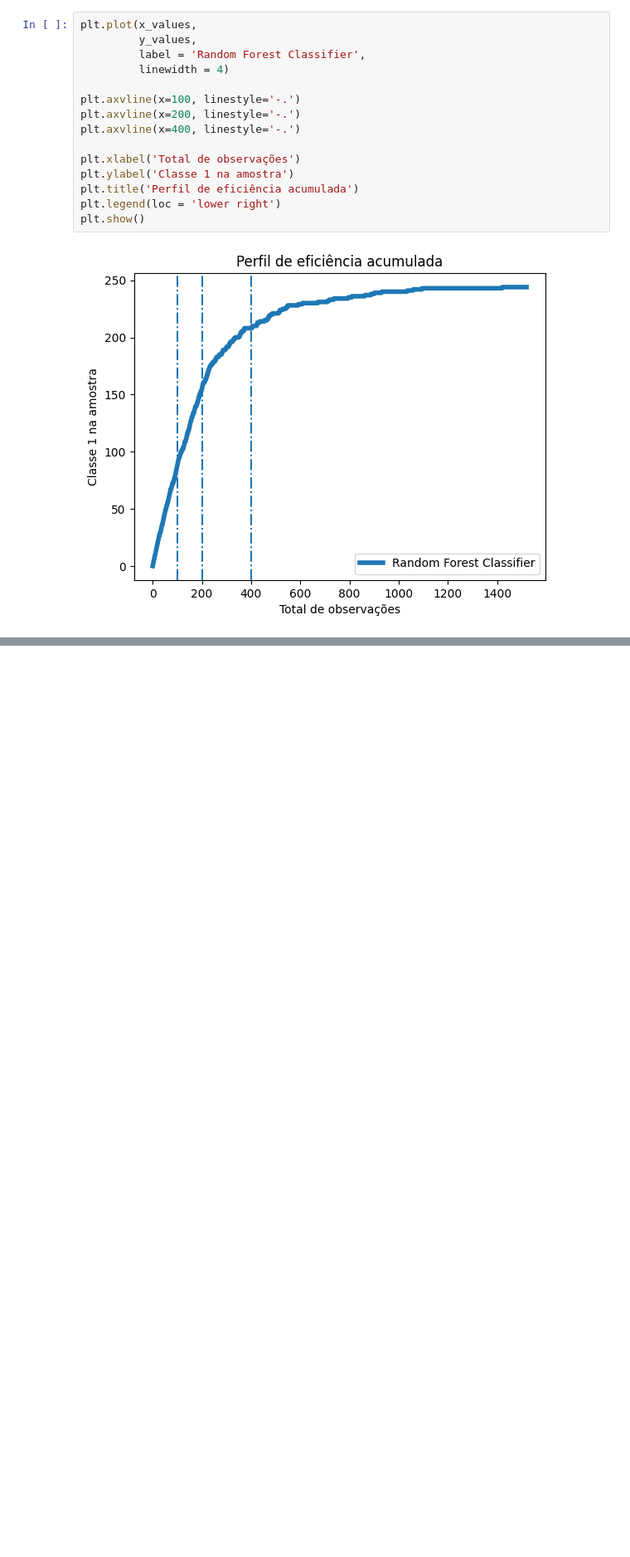
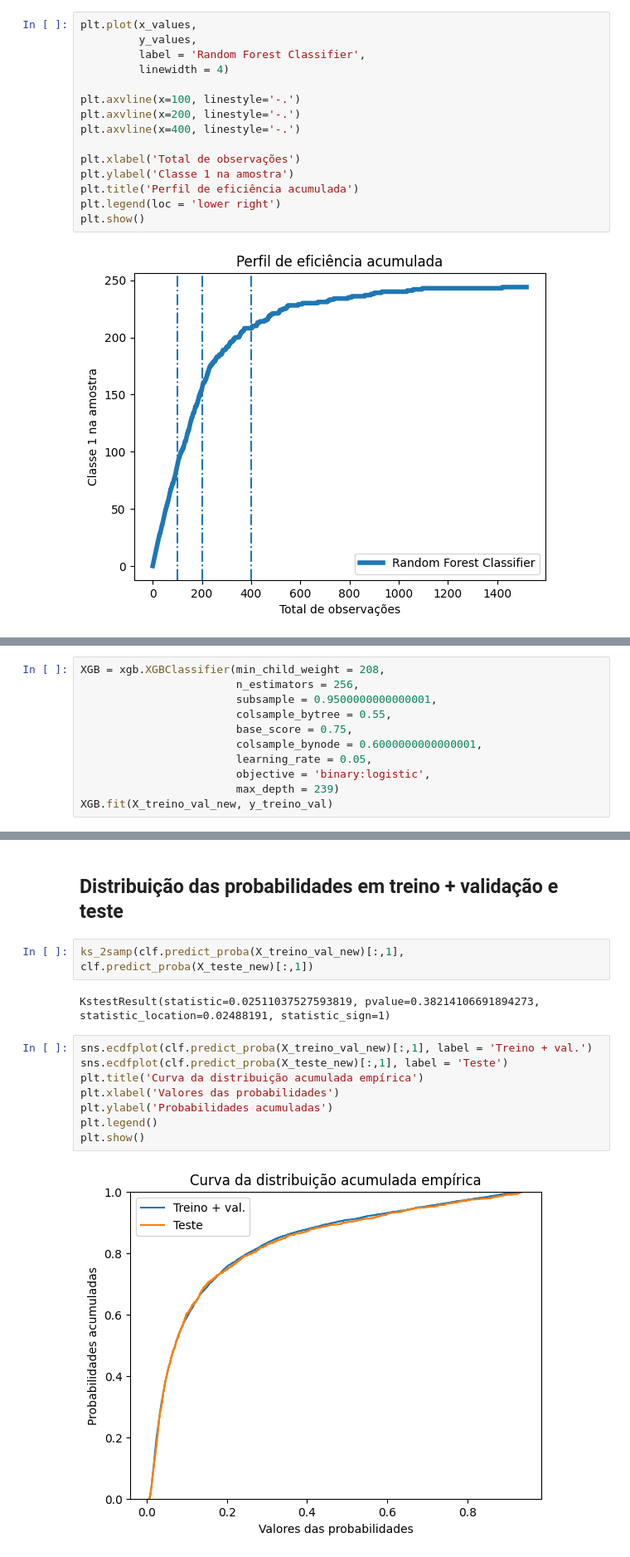
Before and after one commit to HugoCalegari/Estudo_Cartao_Credito, a Jupyter notebook: vCartao_Credito/2.Modelagem/4.Modelos_finais.ipynb, the cells around one changed output, grey strips where cells are left out. Shown at 83% size. Cells and saved outputs as stored; diff of their text form; blank space fills up the shorter version.

```diff
--- a/vCartao_Credito/2.Modelagem/4.Modelos_finais.ipynb
+++ b/vCartao_Credito/2.Modelagem/4.Modelos_finais.ipynb
@@ -302,0 +328,11 @@ plt.show()
+# %%
+XGB = xgb.XGBClassifier(min_child_weight = 208,
+                        n_estimators = 256,
+                        subsample = 0.9500000000000001,
+                        colsample_bytree = 0.55,
+                        base_score = 0.75,
+                        colsample_bynode = 0.6000000000000001,
+                        learning_rate = 0.05,
+                        objective = 'binary:logistic',
+                        max_depth = 239)
+XGB.fit(X_treino_val_new, y_treino_val)
@@ -302,0 +408,16 @@ plt.show()
+# %% [markdown]
+## Distribuição das probabilidades em treino + validação e teste
+# %%
+ks_2samp(clf.predict_proba(X_treino_val_new)[:,1], clf.predict_proba(X_teste_new)[:,1])
+# %% [output]
+KstestResult(statistic=0.02511037527593819, pvalue=0.38214106691894273, statistic_location=0.02488191, statistic_sign=1)
+# %%
+sns.ecdfplot(clf.predict_proba(X_treino_val_new)[:,1], label = 'Treino + val.')
+sns.ecdfplot(clf.predict_proba(X_teste_new)[:,1], label = 'Teste')
+plt.title('Curva da distribuição acumulada empírica')
+plt.xlabel('Valores das probabilidades')
+plt.ylabel('Probabilidades acumuladas')
+plt.legend()
+plt.show()
+# %% [output]
+[figure, added]
```
Also changed, not shown: parts of 33 cells of this notebook.
